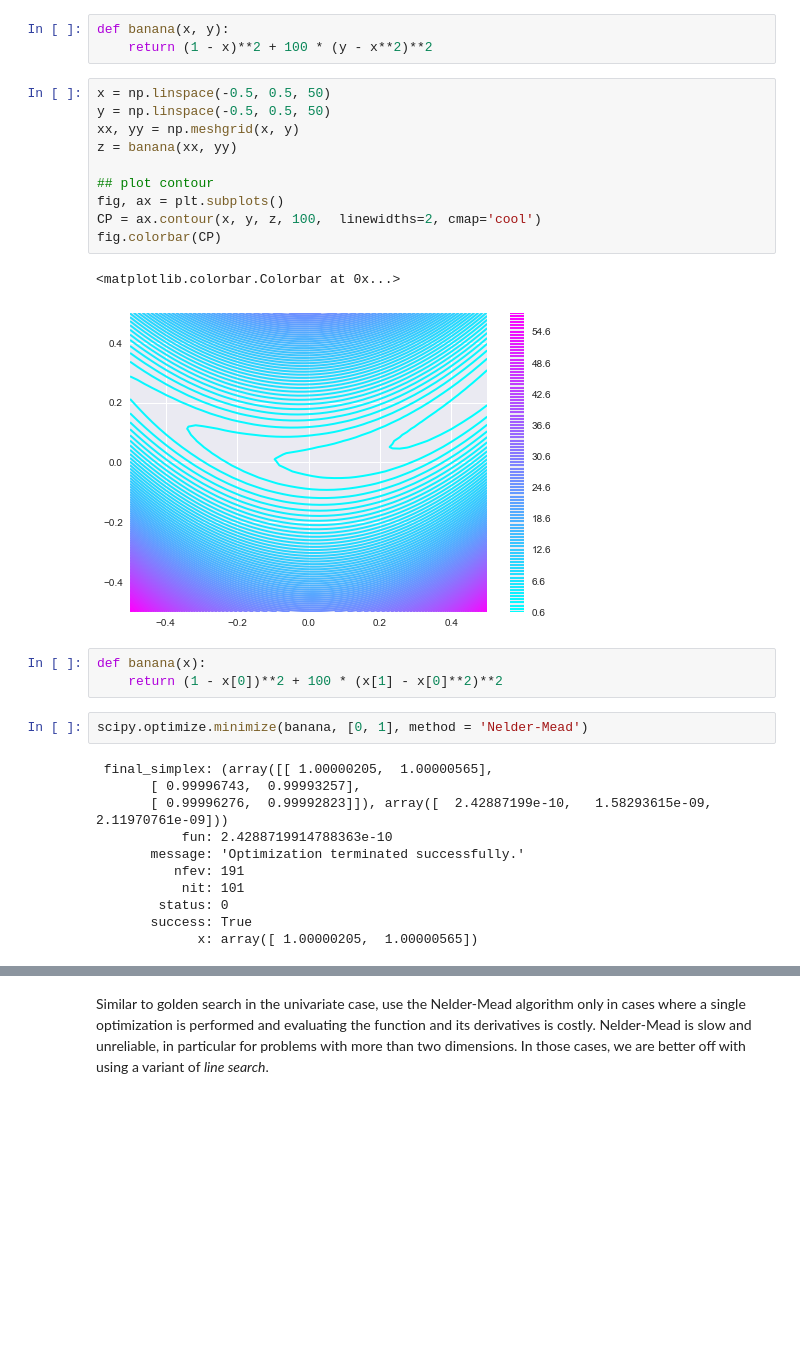
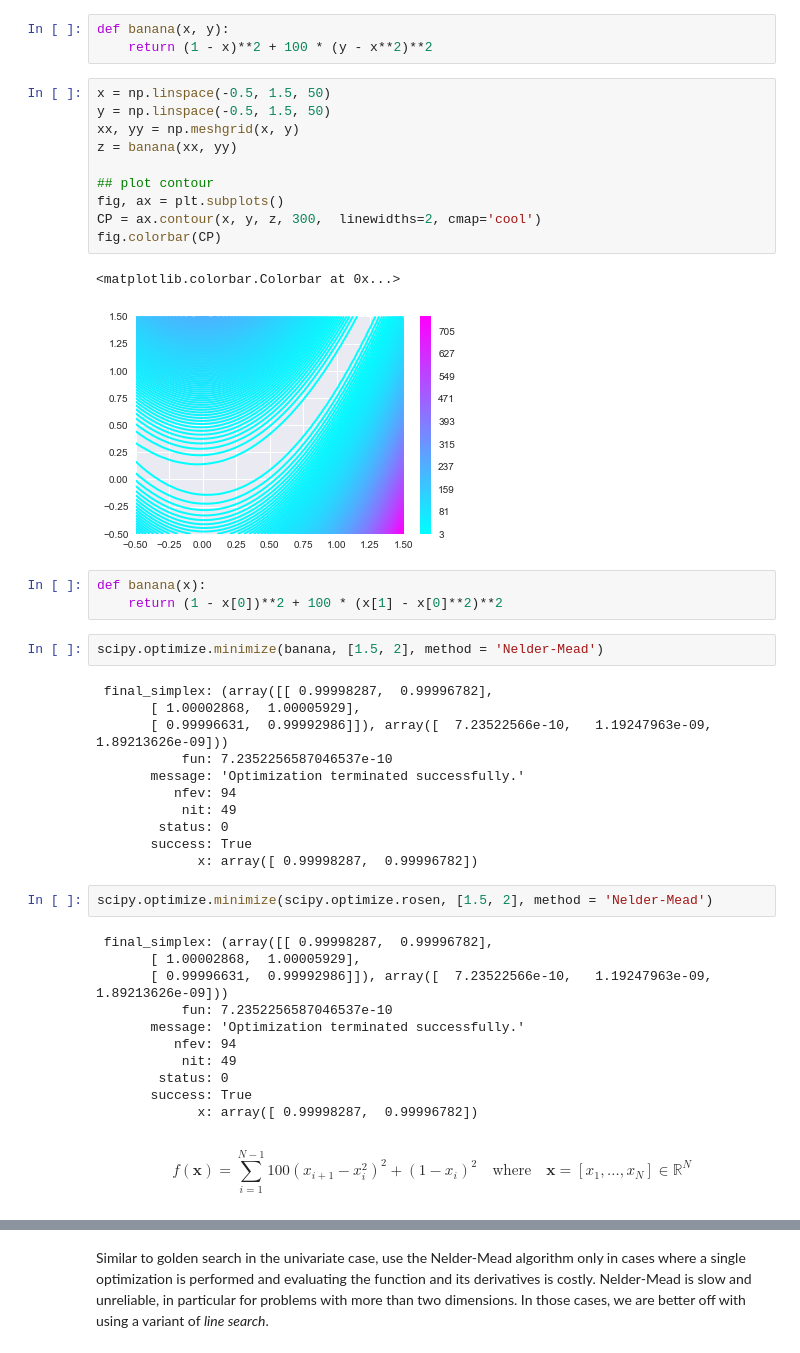
Before and after one commit to Moony2D/CME-LMU, a Jupyter notebook: Lecture5_Optimization/Lecture5_Optimization.ipynb, the cells around one changed output, grey strips where cells are left out. Drawn from its saved outputs; the diff is of its cells as text; blank space fills up the shorter version.

Commit message:
Modifies Lecture5_Optimization.ipynb: changes to exmaple code; additions to BFGS

```diff
--- a/Lecture5_Optimization/Lecture5_Optimization.ipynb
+++ b/Lecture5_Optimization/Lecture5_Optimization.ipynb
@@ -180,31 +194,48 @@ Its global minimum is at $(a, a^2)$. Below, we set $a = 1$ and $b = 100$.
 def banana(x, y):
     return (1 - x)**2 + 100 * (y - x**2)**2
 # %%
-x = np.linspace(-0.5, 0.5, 50)
-y = np.linspace(-0.5, 0.5, 50)
+x = np.linspace(-0.5, 1.5, 50)
+y = np.linspace(-0.5, 1.5, 50)
 xx, yy = np.meshgrid(x, y)
 z = banana(xx, yy)
 
 ## plot contour
 fig, ax = plt.subplots()
-CP = ax.contour(x, y, z, 100,  linewidths=2, cmap='cool')
+CP = ax.contour(x, y, z, 300,  linewidths=2, cmap='cool')
 fig.colorbar(CP)
 # %% [output]
 <matplotlib.colorbar.Colorbar at 0x...>
-[figure, old version]
+[figure, new version]
 # %%
 def banana(x):
     return (1 - x[0])**2 + 100 * (x[1] - x[0]**2)**2
 # %%
-scipy.optimize.minimize(banana, [0, 1], method = 'Nelder-Mead')
+scipy.optimize.minimize(banana, [1.5, 2], method = 'Nelder-Mead')
 # %% [output]
- final_simplex: (array([[ 1.00000205,  1.00000565],
-       [ 0.99996743,  0.99993257],
-       [ 0.99996276,  0.99992823]]), array([  2.42887199e-10,   1.58293615e-09,   2.11970761e-09]))
-           fun: 2.4288719914788363e-10
+ final_simplex: (array([[ 0.99998287,  0.99996782],
+       [ 1.00002868,  1.00005929],
+       [ 0.99996631,  0.99992986]]), array([  7.23522566e-10,   1.19247963e-09,   1.89213626e-09]))
+           fun: 7.2352256587046537e-10
        message: 'Optimization terminated successfully.'
-          nfev: 191
-           nit: 101
+          nfev: 94
+           nit: 49
         status: 0
        success: True
-             x: array([ 1.00000205,  1.00000565])
+             x: array([ 0.99998287,  0.99996782])
+# %%
+scipy.optimize.minimize(scipy.optimize.rosen, [1.5, 2], method = 'Nelder-Mead')
+# %% [output]
+ final_simplex: (array([[ 0.99998287,  0.99996782],
+       [ 1.00002868,  1.00005929],
+       [ 0.99996631,  0.99992986]]), array([  7.23522566e-10,   1.19247963e-09,   1.89213626e-09]))
+           fun: 7.2352256587046537e-10
+       message: 'Optimization terminated successfully.'
+          nfev: 94
+           nit: 49
+        status: 0
+       success: True
+             x: array([ 0.99998287,  0.99996782])
+# %% [markdown]
+\begin{equation}
+f(\mathbf{x}) = \sum_{i=1}^{N-1} 100 (x_{i+1} - x_i^2 )^2 + (1-x_i)^2 \quad \mbox{where} \quad \mathbf{x} = [x_1, \ldots, x_N] \in \mathbb{R}^N
+\end{equation}
```
Also changed, not shown: parts of 39 cells of this notebook.
